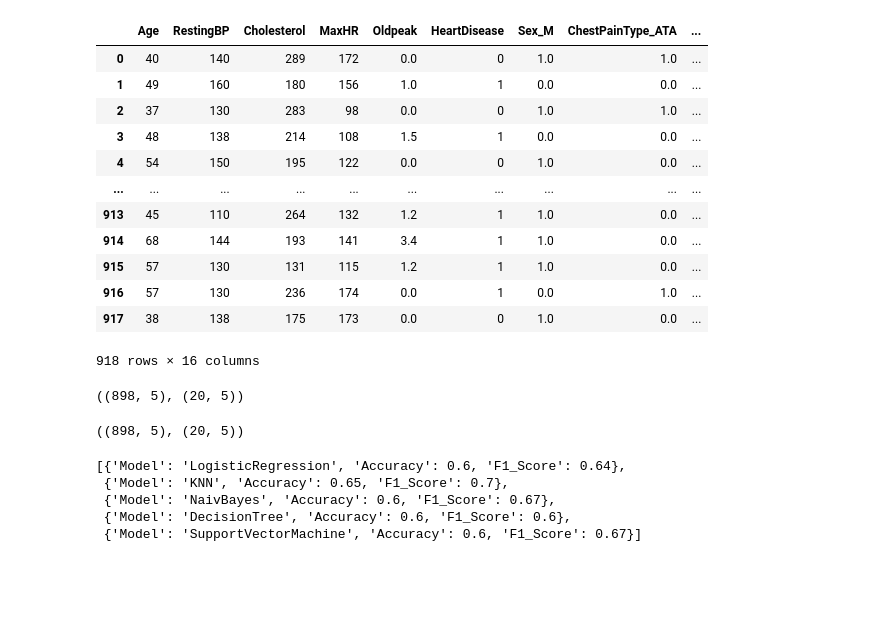
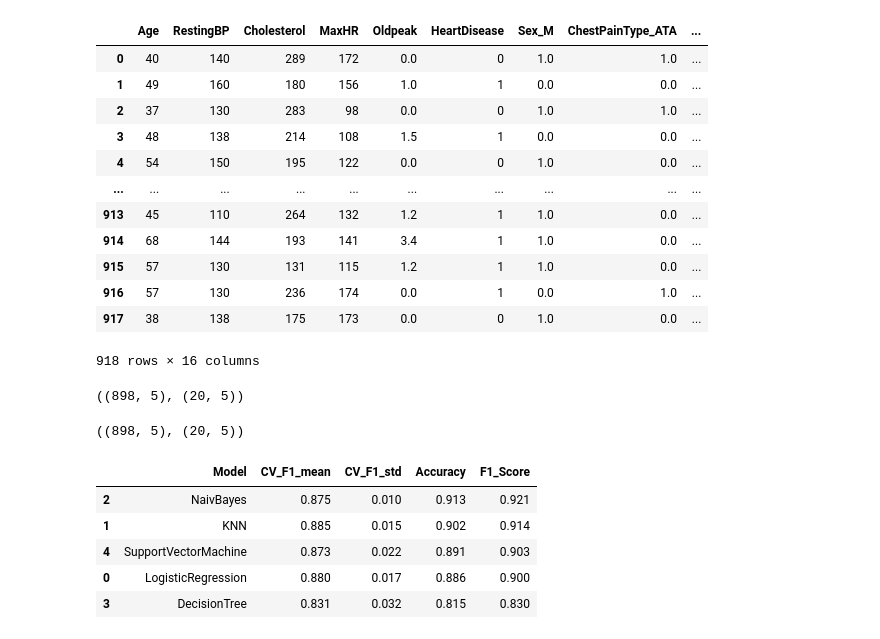
Before and after one commit to hv7275/ML, a Jupyter notebook: Classification Project/main.ipynb, the cells around one changed output. Drawn from its saved outputs; the diff is of its cells as text; code cells hidden in the pictures; blank space fills up the shorter version.

Commit message:
Improving Model Performance

```diff
--- a/Classification Project/main.ipynb
+++ b/Classification Project/main.ipynb
@@ -213,50 +213,68 @@ X_train_scaled.shape, X_test_scaled.shape
 # %% [output]
 ((898, 5), (20, 5))
 # %%
-from sklearn.metrics import accuracy_score, classification_report, f1_score
+# Use only the requested models with manual preprocessing (no Pipelines)
+from sklearn.metrics import accuracy_score, f1_score
 from sklearn.linear_model import LogisticRegression
 from sklearn.naive_bayes import GaussianNB
 from sklearn.tree import DecisionTreeClassifier
 from sklearn.svm import SVC
 from sklearn.neighbors import KNeighborsClassifier
+from sklearn.preprocessing import OneHotEncoder, StandardScaler
+from sklearn.model_selection import train_test_split, StratifiedKFold, cross_val_score
 
+# Reload and preprocess explicitly (scale numerics + one-hot encode categoricals)
+raw_df = pd.read_csv('../Data/heart.csv')
+X = raw_df.drop('HeartDisease', axis=1)
+y = raw_df['HeartDisease']
+
+numeric_cols = ['Age', 'RestingBP', 'Cholesterol', 'MaxHR', 'Oldpeak']
+categorical_cols = ['Sex', 'ChestPainType', 'RestingECG', 'ExerciseAngina', 'ST_Slope', 'FastingBS']
+
+scaler = StandardScaler()
+ohe = OneHotEncoder(handle_unknown='ignore', drop='first', sparse_output=False)
+
+num_scaled = scaler.fit_transform(X[numeric_cols])
+cat_encoded = ohe.fit_transform(X[categorical_cols])
+X_processed = np.hstack([num_scaled, cat_encoded])
+
+X_train, X_test, y_train, y_test = train_test_split(
+    X_processed, y, test_size=0.2, random_state=42, stratify=y
+)
 
 models = {
-    "LogisticRegression": LogisticRegression(),
-    "KNN": KNeighborsClassifier(),
+    "LogisticRegression": LogisticRegression(max_iter=500, n_jobs=-1),
+    "KNN": KNeighborsClassifier(n_neighbors=11),
     "NaivBayes": GaussianNB(),
-    "DecisionTree": DecisionTreeClassifier(),
-    "SupportVectorMachine": SVC()
+    "DecisionTree": DecisionTreeClassifier(max_depth=6, min_samples_leaf=2, random_state=42),
+    "SupportVectorMachine": SVC(kernel='rbf', C=3, gamma='scale')
 }
 
-scale_not_req = ['NaivBayes', 'DecisionTree']
+cv = StratifiedKFold(n_splits=5, shuffle=True, random_state=42)
 
 result = []
+for name, model in models.items():
+    cv_f1 = cross_val_score(model, X_processed, y, cv=cv, scoring='f1', n_jobs=-1)
 
-for name, model in models.items():
-
-    if name in scale_not_req:
-        # No scaling
-        model.fit(X_train, y_train)
-        y_pred = model.predict(X_test)
-    else:
-        # Use scaled X only
-        model.fit(X_train_scaled, y_train)
-        y_pred = model.predict(X_test_scaled)
+    model.fit(X_train, y_train)
+    y_pred = model.predict(X_test)
 
     acc = accuracy_score(y_test, y_pred)
     f1 = f1_score(y_test, y_pred)
 
     result.append({
         'Model': name,
-        'Accuracy': round(acc, 4),
-        'F1_Score': round(f1, 2)
+        'CV_F1_mean': round(cv_f1.mean(), 3),
+        'CV_F1_std': round(cv_f1.std(), 3),
+        'Accuracy': round(acc, 3),
+        'F1_Score': round(f1, 3)
     })
 
-result
+pd.DataFrame(result).sort_values(by='F1_Score', ascending=False)
 # %% [output]
-[{'Model': 'LogisticRegression', 'Accuracy': 0.6, 'F1_Score': 0.64},
- {'Model': 'KNN', 'Accuracy': 0.65, 'F1_Score': 0.7},
- {'Model': 'NaivBayes', 'Accuracy': 0.6, 'F1_Score': 0.67},
- {'Model': 'DecisionTree', 'Accuracy': 0.6, 'F1_Score': 0.6},
- {'Model': 'SupportVectorMachine', 'Accuracy': 0.6, 'F1_Score': 0.67}]
+|  | Model | CV_F1_mean | CV_F1_std | Accuracy | F1_Score |
+| 2 | NaivBayes | 0.875 | 0.010 | 0.913 | 0.921 |
+| 1 | KNN | 0.885 | 0.015 | 0.902 | 0.914 |
+| 4 | SupportVectorMachine | 0.873 | 0.022 | 0.891 | 0.903 |
+| 0 | LogisticRegression | 0.880 | 0.017 | 0.886 | 0.900 |
+| 3 | DecisionTree | 0.831 | 0.032 | 0.815 | 0.830 |
```
